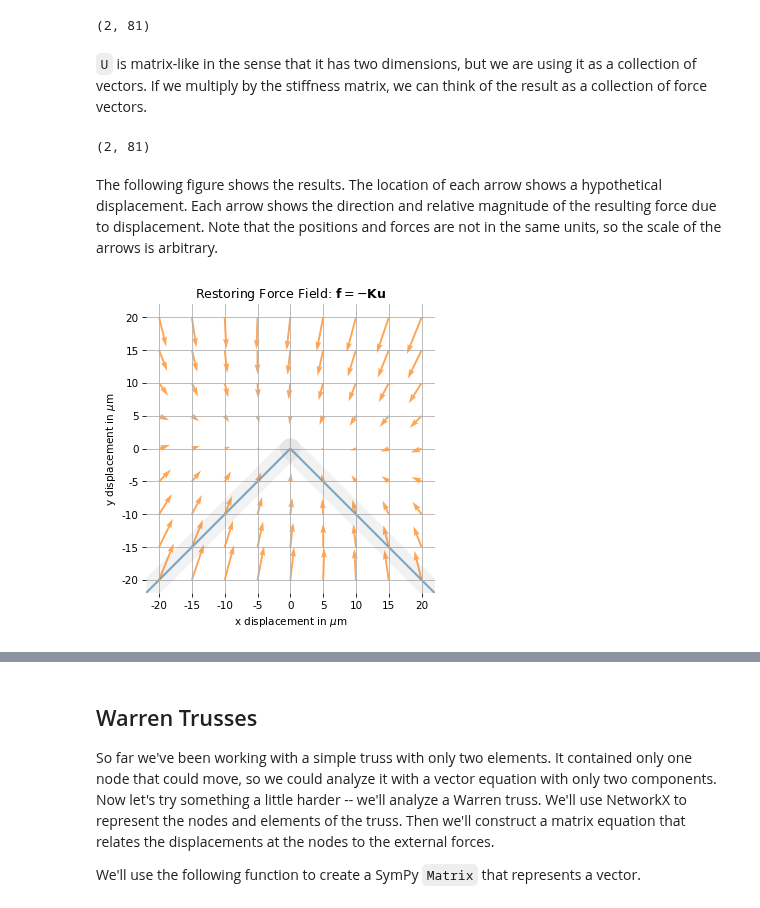
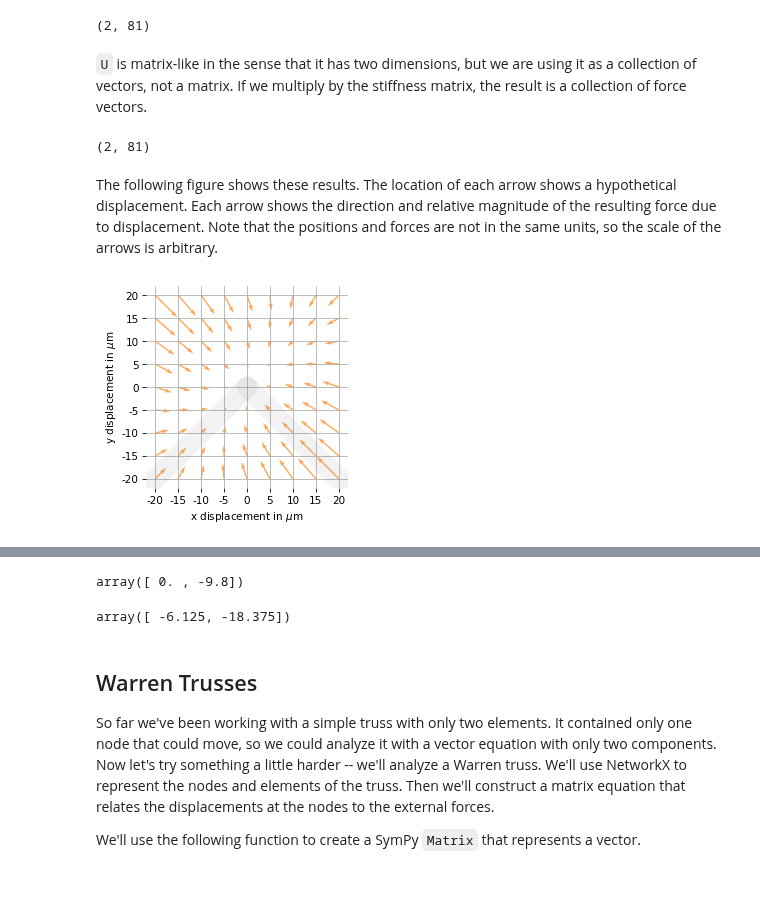
Before and after one commit to AllenDowney/ThinkLinearAlgebra, a Jupyter notebook: soln/truss.ipynb, the cells around one changed output, grey strips where cells are left out. Saved outputs shown, nothing was run; the diff lists cells and outputs as text; code cells hidden in the pictures.

```diff
--- a/soln/truss.ipynb
+++ b/soln/truss.ipynb
@@ -128,8 +119,8 @@ E_CA, E_CB = symbols('E_CA E_CB')
 # %% [markdown]
 And the spring constants:
 # %%
-k_CA = E_CA * A / L
-k_CB = E_CB * A / L
+k_CA = E * A1 / L
+k_CB = E * A2 / L
 
 display(k_CA, k_CB)
 # %% [output]
@@ -219,13 +205,12 @@ Finally, let's suppose the external force is the weight of a one kilogram mass,
 import pint
 ureg = pint.UnitRegistry()
 
+# TODO: vary A rather than E?
 params = {
     'L': 15.0 * ureg.cm,
-    'x_C': 15.0 / 2 * ureg.cm,
-    'y_C': np.sqrt(3) * 15.0 / 2 * ureg.cm,
-    'A': 1.0 * ureg.cm * 0.2 * ureg.cm,
-    'E_CA': 3.0e9 * ureg.Pa,
-    'E_CB': 2.0e9 * ureg.Pa,
+    'A1': 1.0 * ureg.cm * 0.2 * ureg.cm,
+    'A2': 2.0 * ureg.cm * 0.2 * ureg.cm,
+    'E': 3.0e9 * ureg.Pa,
     'F': 9.8 * ureg.newton,
 }
 # %% [markdown]
@@ -235,5 +220,8 @@ def make_subs(symbols, params):
     """Make a dictionary that maps from symbols to quantities."""
     return {sym: params[sym.name].to_base_units().magnitude
             for sym in symbols}
+# %%
+syms = [L, A1, A2, E, F]
+subs = make_subs(syms, params)
 # %% [markdown]
 Now we can express the equation numerically.
@@ -311,6 +302,3 @@ To convert `K` to a NumPy array, we'll use the following function.
-# %%
-def sympy_to_numpy(expr, subs):
-    return np.array(expr.subs(subs), dtype=float)
 # %% [markdown]
 Here's `K` in numerical form.
 # %%
@@ -383,44 +350,38 @@ U.shape
 # %% [output]
 (2, 81)
 # %% [markdown]
-`U` is matrix-like in the sense that it has two dimensions, but we are using it as a collection of vectors.
-If we multiply by the stiffness matrix, we can think of the result as a collection of force vectors.
+`U` is matrix-like in the sense that it has two dimensions, but we are using it as a collection of vectors, not a matrix.
+If we multiply by the stiffness matrix, the result is a collection of force vectors.
 # %%
 F_field = -K_np @ U
 F_field.shape
 # %% [output]
 (2, 81)
 # %% [markdown]
-The following figure shows the results.
+The following figure shows these results.
 The location of each arrow shows a hypothetical displacement.
 Each arrow shows the direction and relative magnitude of the resulting force due to displacement.
 Note that the positions and forces are not in the same units, so the scale of the arrows is arbitrary.
 # %%
 from utils import plot_vectors
 
-plt.figure(figsize=(5, 5))
-diagram_truss(nodes, add_pin=False, add_labels=False)
+diagram_truss(nodes, subs, add_pin=False, add_labels=False, axis='on')
 
-options = dict(angles='xy', scale_units='xy', scale=5e-7)
-
+options = dict(angles='xy', scale_units='xy', scale=3e-7)
 plot_vectors(F_field.T, U.T, color='C1', alpha=0.7, **options)
 
-plt.gca().set_aspect('equal')
-
-lim = scale * (bound + 2)
-plt.xlim(-lim, lim)
-plt.ylim(-lim, lim)
+lim2 = scale * (bound + 2)
+plt.xlim(-lim2, lim2)
+plt.ylim(-lim2, lim2)
 
 ticks = np.arange(-20, 21, 5)
 plt.xticks(displacements, ticks)
 plt.yticks(displacements, ticks)
 
 plt.xlabel('x displacement in $\mu$m')
 plt.ylabel('y displacement in $\mu$m')
-plt.title('Restoring Force Field: $\\mathbf{f} = -\\mathbf{K} \\mathbf{u}$')
 plt.grid(True)
-None
 # %% [output]
-[figure, old version]
+[figure, new version]
 # %% [markdown]
 Multiplication by `K` is like a function: it takes a displacement vector and returns a corresponding force vector.
@@ -428,5 +388,16 @@ Multiplication by `K` is like a function: it takes a displacement vector and ret
 A function that maps vectors to other vectors is sometimes called a **vector field**.
 And when those vectors represent forces, we call it a **force field**.
+# %%
+f_ext_np = sympy_to_numpy(f_ext, subs)
+f_ext_np
+# %% [output]
+array([ 0. , -9.8])
+# %%
+from scipy.linalg import solve as np_solve
+
+np_solve(K_np, f_ext_np) * 1e6
+# %% [output]
+array([ -6.125, -18.375])
 # %% [markdown]
 ## Warren Trusses
 
```
Also changed, not shown: parts of 105 cells of this notebook, 1 other file.
